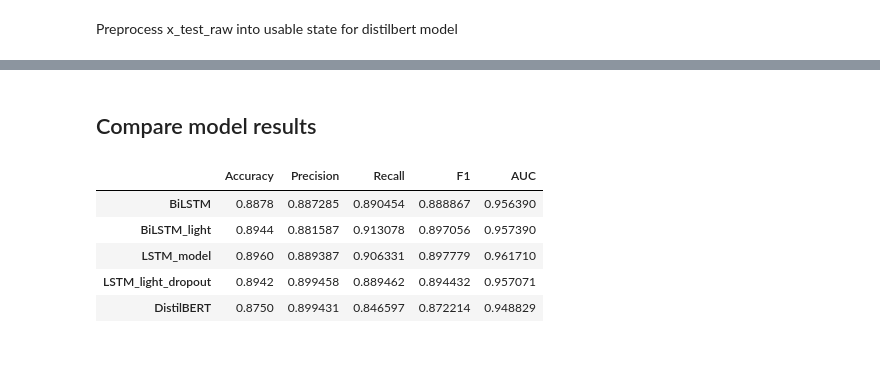
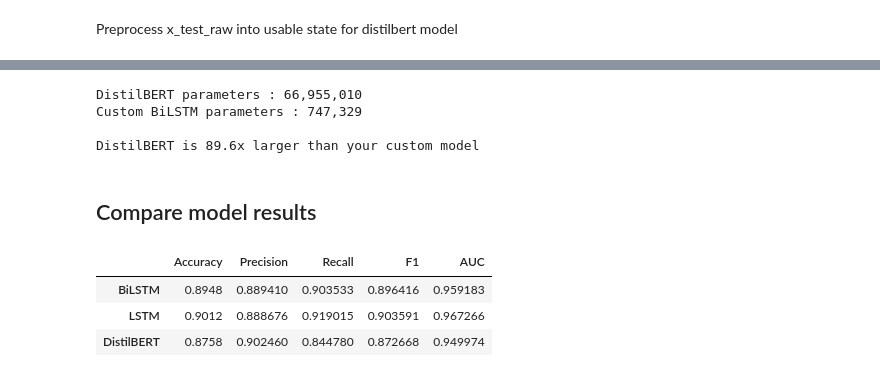
Before and after one commit to RyderSab/CS-171_Project, a Jupyter notebook: CS_171_Project.ipynb, the cells around one changed output, grey strips where cells are left out. Cells and saved outputs as stored; diff of their text form; code cells hidden in the pictures.

```diff
--- a/CS_171_Project.ipynb
+++ b/CS_171_Project.ipynb
@@ -416,2 +363,0 @@ weighted avg       0.90      0.90      0.90     10000
-# %%
-LSTM_light_dropout, LSTM_light_dropout_history, X_test, y_test = train_models(model_type='LSTM_light_dropout')
@@ -587,19 +481,45 @@ def compare_models_table(BiLSTM_scores, BiLSTM_light_scores, LSTM_model_scores,
+# %%
+# DistilBERT parameter count
+distilbert_params = sum(p.numel() for p in distilbert_model.parameters())
+print(f'DistilBERT parameters : {distilbert_params:,}')
+
+# custom model
+custom_params_bilstm = BiLSTM.count_params()
+print(f'Custom BiLSTM parameters : {custom_params_bilstm:,}')
+
+custom_params_lstm = LSTM.count_params()
+print(f'Custom LSTM parameters : {custom_params_lstm:,}')
+# %% [output]
+DistilBERT parameters : 66,955,010
+Custom BiLSTM parameters : 747,329
+
+DistilBERT is 89.6x larger than your custom model
 # %% [markdown]
 ## Compare model results
-# %%
-results_df = compare_models_table(
-    BiLSTM_eval,
-    BiLSTM_light_eval,
-    LSTM_model_eval,
-    LSTM_light_dropout_eval,
-    metrics_bert
-)
-
-results_df
-# %% [output]
-|  | Accuracy | Precision | Recall | F1 | AUC |
-| BiLSTM | 0.8878 | 0.887285 | 0.890454 | 0.888867 | 0.956390 |
-| BiLSTM_light | 0.8944 | 0.881587 | 0.913078 | 0.897056 | 0.957390 |
-| LSTM_model | 0.8960 | 0.889387 | 0.906331 | 0.897779 | 0.961710 |
-| LSTM_light_dropout | 0.8942 | 0.899458 | 0.889462 | 0.894432 | 0.957071 |
-| DistilBERT | 0.8750 | 0.899431 | 0.846597 | 0.872214 | 0.948829 |
+# %%
+def compare_models_table(BiLSTM_scores, LSTM_scores, BERT_scores):
+
+    metrics = ["Accuracy", "Precision", "Recall", "F1", "AUC"]
+
+    df = pd.DataFrame(
+        [
+            BiLSTM_scores,
+            LSTM_scores,
+            BERT_scores
+        ],
+        index=[
+            "BiLSTM",
+            "LSTM",
+            "DistilBERT"
+        ],
+        columns=metrics
+    )
+
+    return df
+# %%
+compare_models_table(BiLSTM_eval, LSTM_eval, metrics_bert)
+# %% [output]
+|  | Accuracy | Precision | Recall | F1 | AUC |
+| BiLSTM | 0.8948 | 0.889410 | 0.903533 | 0.896416 | 0.959183 |
+| LSTM | 0.9012 | 0.888676 | 0.919015 | 0.903591 | 0.967266 |
+| DistilBERT | 0.8758 | 0.902460 | 0.844780 | 0.872668 | 0.949974 |
```
Also changed, not shown: parts of 18 cells of this notebook.
